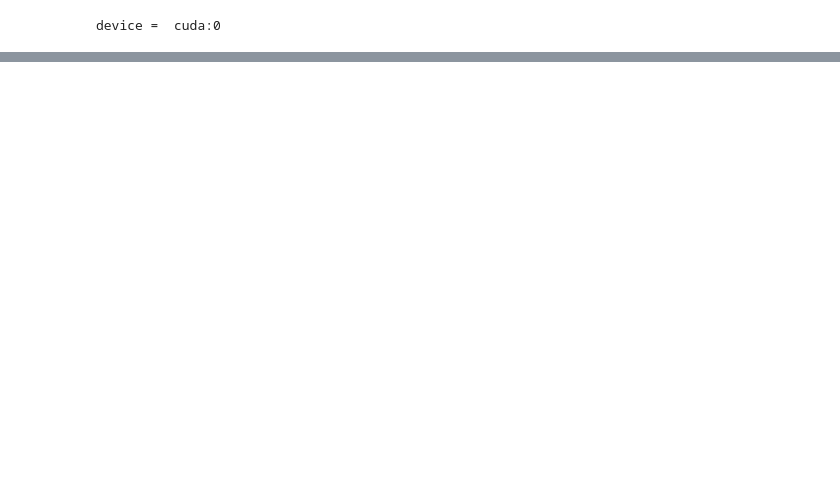
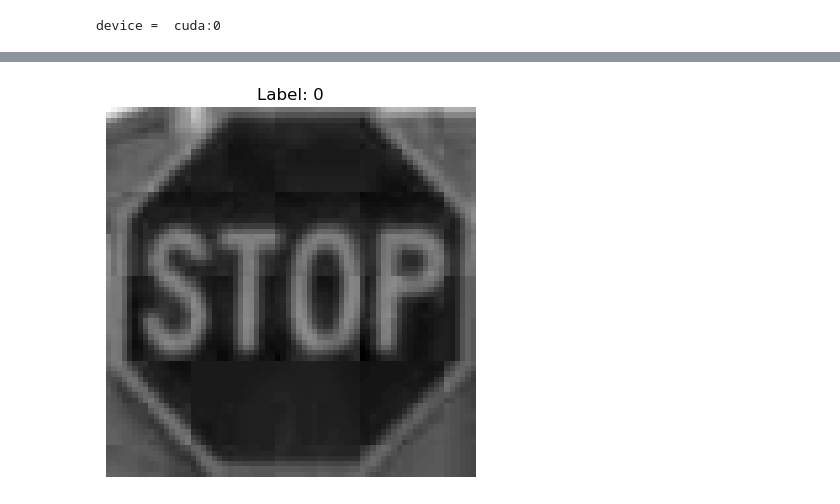
Before and after one commit to njames3134/DL-reweighting, a Jupyter notebook: Last_checkpoint/temp_notebook.ipynb, the cells around one changed output, grey strips where cells are left out. Drawn from its saved outputs; the diff is of its cells as text; code cells hidden in the pictures; blank space fills up the shorter version.

```diff
--- a/Last_checkpoint/temp_notebook.ipynb
+++ b/Last_checkpoint/temp_notebook.ipynb
@@ -168,8 +172,11 @@ class_weights = [0.987, 0.013]  # Example weights for each class
 
 transform = transforms.Compose([
     transforms.ToTensor(),  # Convert images to PyTorch tensors
-    transforms.Normalize(mean=[90.2867748375, 88.24014045, 94.9276596], std=[46.843379357493816, 46.59302413225906, 47.86539694070785]),  # Normalize images
+    transforms.Normalize(mean=[107.96332894557823, 108.8669668707483, 116.74490789115646], std=[55.43744379373414, 59.496382526025215, 62.06132599239535]),  # Normalize images
 ])
+# transform = transforms.Compose([
+#     transforms.ToTensor(),  # Convert images to PyTorch tensors
+# ])
 
 train_dataset = datasets.ImageFolder(train_folder, transform=transform)
 weights = [class_weights[label] for label in train_dataset.targets]
@@ -182,15 +189,16 @@ validate_dataset = datasets.ImageFolder(validate_folder, transform=transform)
 
 # number of epoch and log interval reduced for testing
 hyperparameters = {
-    'n_epochs' : 50,
-    'batch_size' : 100,
+    'n_epochs' : 10000,
+    'batch_size' : 2,
     'learning_rate' : 1e-3,
     'momentum' : 0.5,
     'log_interval' : 5
 }
 
 # network = AlexNet()
-network = LeNet()
+# network = LeNet()
+network = JustinNet()
 
 # criterion = nn.CrossEntropyLoss(reduction='none')
 # criterion_mean = nn.CrossEntropyLoss(reduction='mean')
@@ -212,8 +220,8 @@ our_model = Reweighting(network, hyperparameters, criterion, criterion_mean, opt
 start_accuracy = our_model.test()
 print("Starting accuracy = ", start_accuracy)
 
-# our_model.train()
-our_model.paper_train()
+our_model.train()
+# our_model.paper_train()
 
 end_accuracy = our_model.test()
 print("Ending accuracy = ", end_accuracy)
@@ -228 +246,17 @@ Epoch 25 accuracy =  50.0
 KeyboardInterrupt:
+# %%
+def show_images(dataloader, num_images):
+    for batch_idx, (data, target) in enumerate(dataloader):
+        for i in range(len(data)):
+            plt.imshow(data[i][2,:,:].squeeze(), cmap='gray')
+            plt.title(f"Label: {target[i]}")
+            plt.axis('off')
+            plt.show()
+
+            num_images -= 1
+            if num_images == 0:
+                return
+
+show_images(valid_loader, 1)
+# %% [output]
+[figure, added]
```
Also changed, not shown: parts of 5 cells of this notebook, 2 other files.
